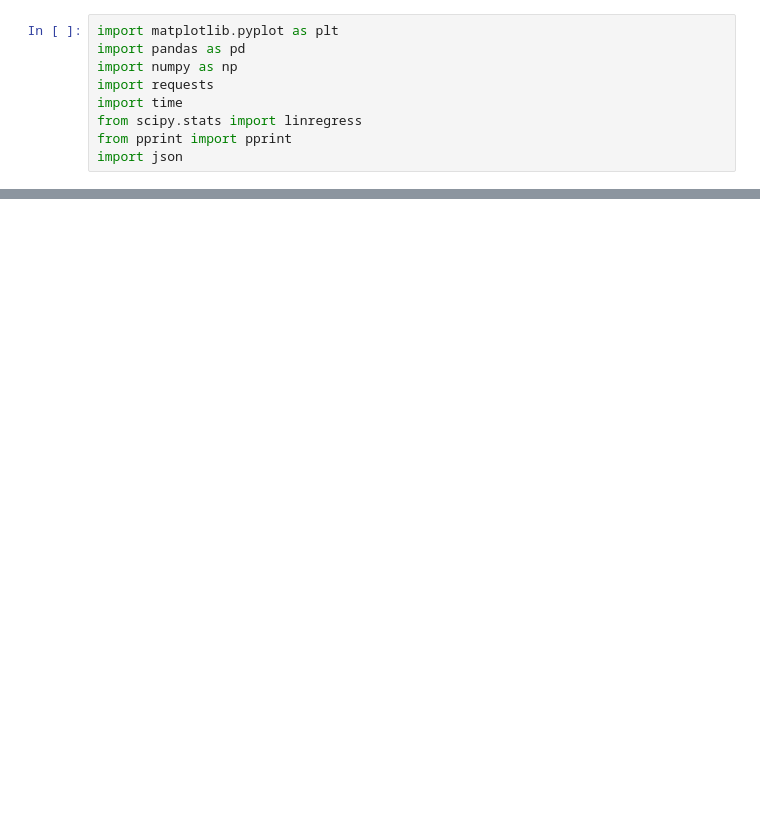
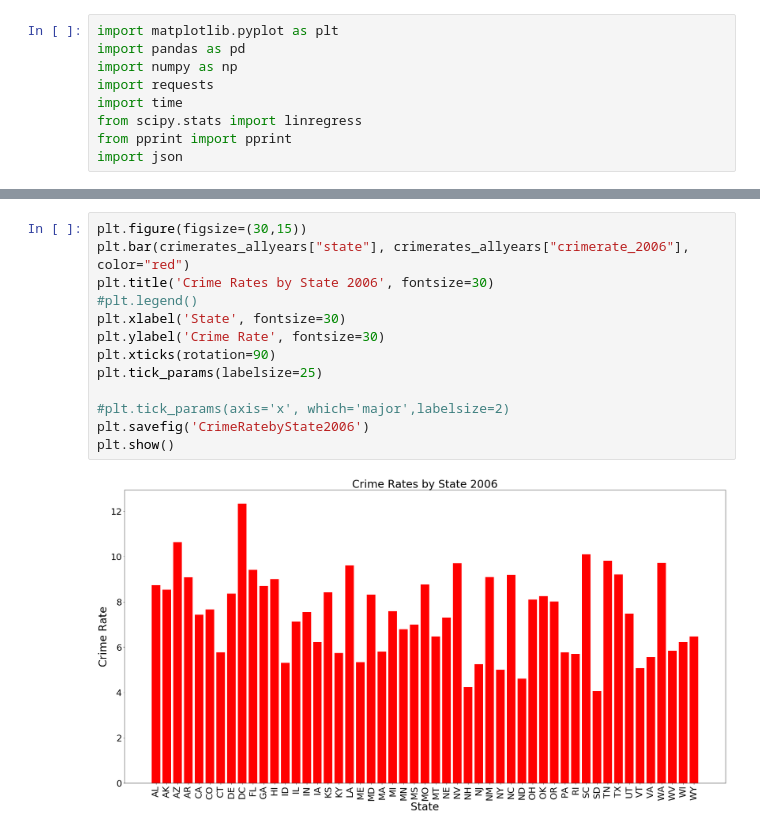
Before and after one commit to klcurtiss/Project1work, a Jupyter notebook: Project 1 final.ipynb, the cells around one changed output, grey strips where cells are left out. Saved outputs shown, nothing was run; the diff lists cells and outputs as text; blank space fills up the shorter version.

```diff
--- a/Project 1 final.ipynb
+++ b/Project 1 final.ipynb
@@ -519,0 +190,15 @@ plt.show()
+# %%
+plt.figure(figsize=(30,15))
+plt.bar(crimerates_allyears["state"], crimerates_allyears["crimerate_2006"], color="red")
+plt.title('Crime Rates by State 2006', fontsize=30)
+#plt.legend()
+plt.xlabel('State', fontsize=30)
+plt.ylabel('Crime Rate', fontsize=30)
+plt.xticks(rotation=90)
+plt.tick_params(labelsize=25)
+
+#plt.tick_params(axis='x', which='major',labelsize=2)
+plt.savefig('CrimeRatebyState2006')
+plt.show()
+# %% [output]
+[figure, added]
```
Also changed, not shown: parts of 76 cells of this notebook.
